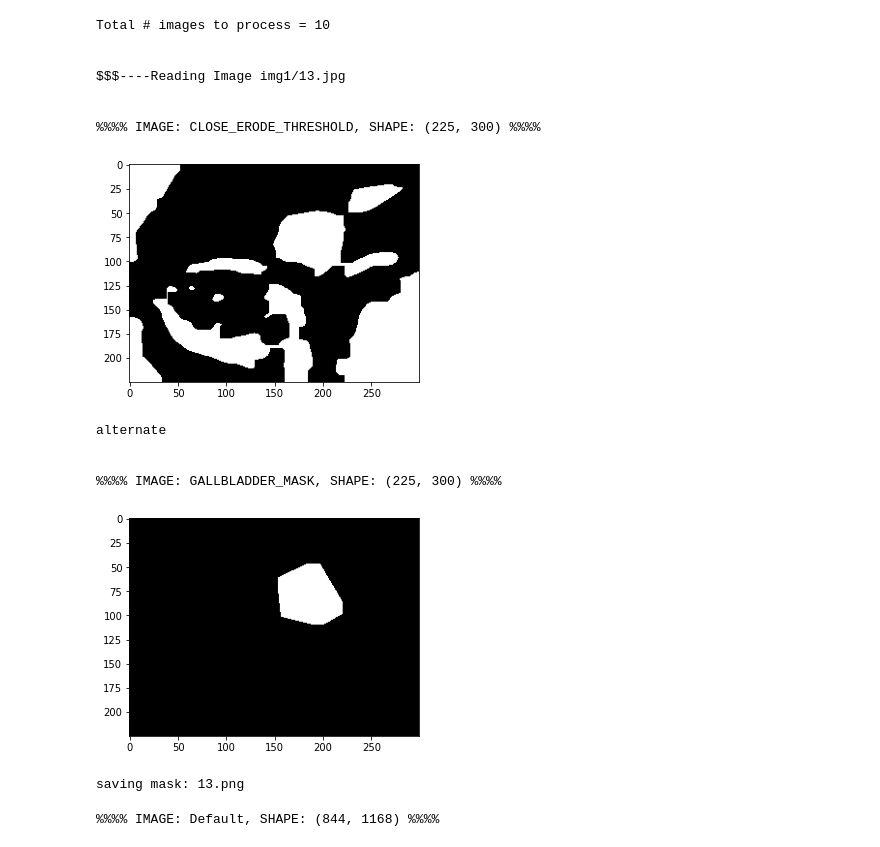
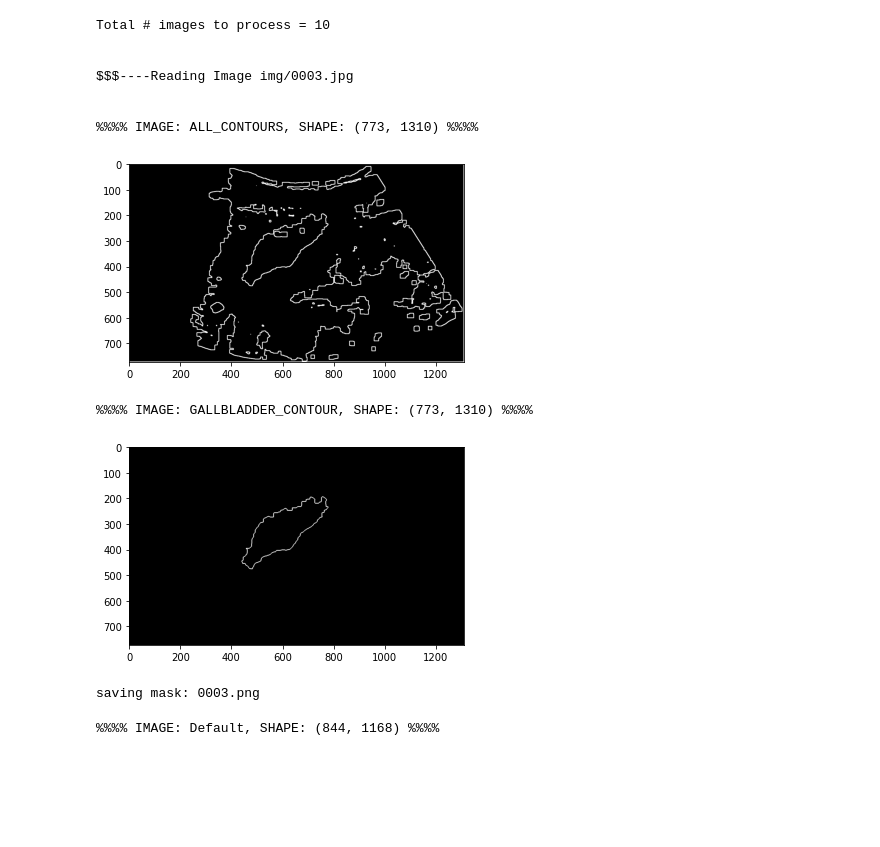
Before and after one commit to CosmoLuminous/Computer-Vision, a Jupyter notebook: A1/binary_mark_v5.ipynb, the cells around one changed output. Cells and saved outputs as stored; diff of their text form; code cells hidden in the pictures; blank space fills up the shorter version.

```diff
--- a/A1/binary_mark_v5.ipynb
+++ b/A1/binary_mark_v5.ipynb
@@ -250,11 +250,17 @@ def generate_mask(img):
 
     #Find all contours and isolate Gallbladder contour
     contours, _ = find_contours(erode_close_th)
+    canv = np.zeros((H, W), dtype=np.uint8)
+    all_ctrs = cv.drawContours(canv, contours, -1, (255,255,255), 2)
+    show_image(all_ctrs, "ALL_CONTOURS", True)
     gb_ctr = get_gallbladder_ctr(contours)
     if gb_ctr is None:
         print("Alternate Approach")
         gb_ctr = draw_central_mask(erode_close_th, H, W)
 
+    canv = np.zeros((H, W), dtype=np.uint8)
+    gb_ct = cv.drawContours(canv, gb_ctr, -1, (255,255,255), 2)
+    show_image(gb_ct, "GALLBLADDER_CONTOUR", True)
     rough_ctr = draw_contour(gb_ctr, H, W)
     gaussian_mask = dilate_img(rough_ctr, iter=2)
     gaussian_mask = smooth_mask(gaussian_mask, 101)
@@ -266,43 +272,40 @@ def generate_mask(img):
     gb_mask = draw_contour(enhanced_gb_ctr, H, W)
     gb_mask = dilate_img(gb_mask, iter=2)
 
     #common mask Gaussian + Sampled smoothed
     common_smooth_mask = cv.bitwise_or(gaussian_mask, gb_mask)
     common_smooth_mask = dilate_img(common_smooth_mask, iter=1)
     #show_image(gb_mask, "GALLBLADDER_MASK", True)
 
     save_mask(common_smooth_mask, img.split("/")[-1][:-4])
 
     return
 
 if __name__ == "__main__":
 
 
     img_path = "img"
     det_path = "det"
     images = glob(os.path.join(img_path,"*"))
 
     print("Total # images to process =", len(images))
 
     #for img in images:
     '''for img in images:
         generate_mask(img)'''
-    #generate_mask("img1/13.jpg")
+    generate_mask(images[3])
 # %% [output]
 Total # images to process = 10
 
 
-$$$----Reading Image img1/13.jpg
+$$$----Reading Image img/0003.jpg
 
 
-%%%% IMAGE: CLOSE_ERODE_THRESHOLD, SHAPE: (225, 300) %%%%
+%%%% IMAGE: ALL_CONTOURS, SHAPE: (773, 1310) %%%%
-[figure, old version]
+[figure, new version]
-alternate
-
-
-%%%% IMAGE: GALLBLADDER_MASK, SHAPE: (225, 300) %%%%
+%%%% IMAGE: GALLBLADDER_CONTOUR, SHAPE: (773, 1310) %%%%
-[figure, old version]
+[figure, new version]
-saving mask: 13.png
+saving mask: 0003.png
 # %%
 (height, width) = (844, 1168)
 canvas = np.zeros((height, width), dtype=np.uint8)
```
Also changed, not shown: 29 other files.
